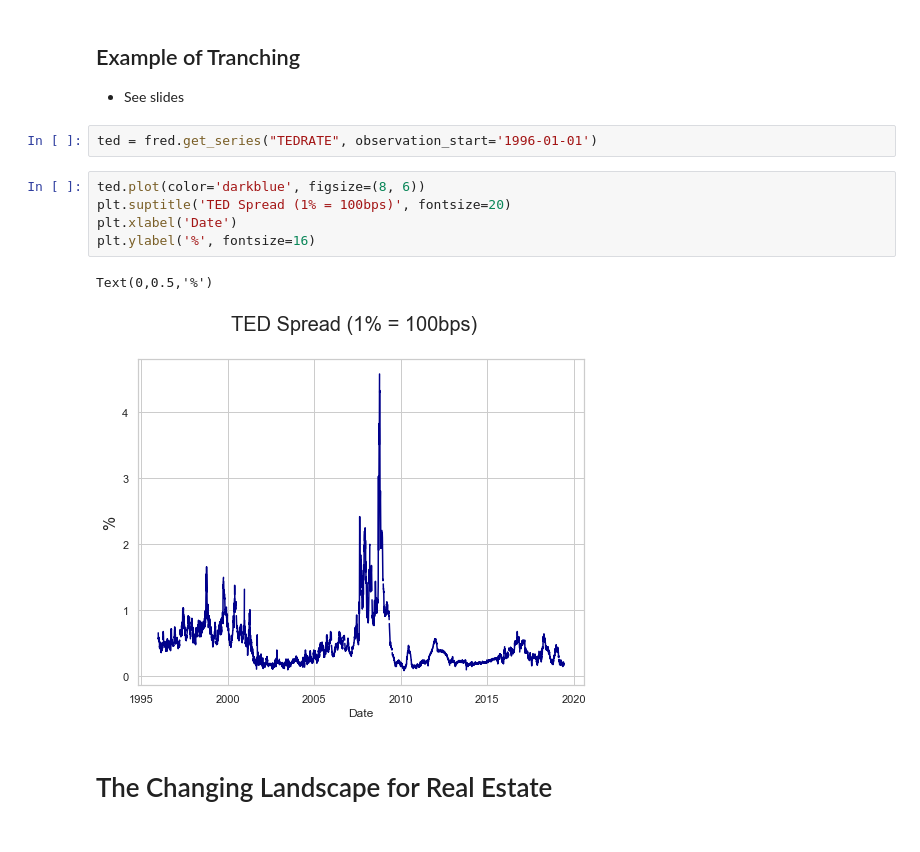
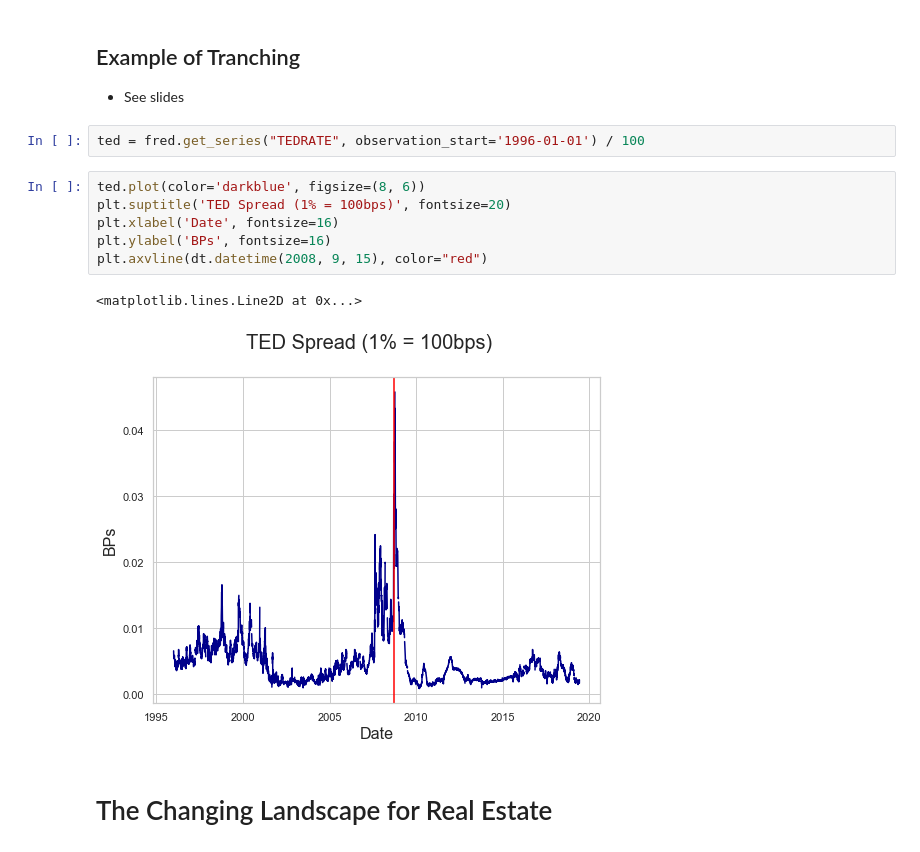
Before and after one commit to thsavage/REAL1-GC.1035, a Jupyter notebook: Notes as of June 13.ipynb, the cells around one changed output. Cells and saved outputs as stored; diff of their text form.

```diff
--- a/Notes as of June 13.ipynb
+++ b/Notes as of June 13.ipynb
@@ -812,15 +827,16 @@ plt.axhline(y=3.0, c="green")
 ## Example of Tranching
 * See slides
 # %%
-ted = fred.get_series("TEDRATE", observation_start='1996-01-01')
+ted = fred.get_series("TEDRATE", observation_start='1996-01-01') / 100
 # %%
 ted.plot(color='darkblue', figsize=(8, 6))
 plt.suptitle('TED Spread (1% = 100bps)', fontsize=20)
-plt.xlabel('Date')
-plt.ylabel('%', fontsize=16)
+plt.xlabel('Date', fontsize=16)
+plt.ylabel('BPs', fontsize=16)
+plt.axvline(dt.datetime(2008, 9, 15), color="red")
 # %% [output]
-Text(0,0.5,'%')
+<matplotlib.lines.Line2D at 0x...>
-[figure, old version]
+[figure, new version]
 # %% [markdown]
 # The Changing Landscape for Real Estate
 # %% [markdown]
```
Also changed, not shown: parts of 12 cells of this notebook.
